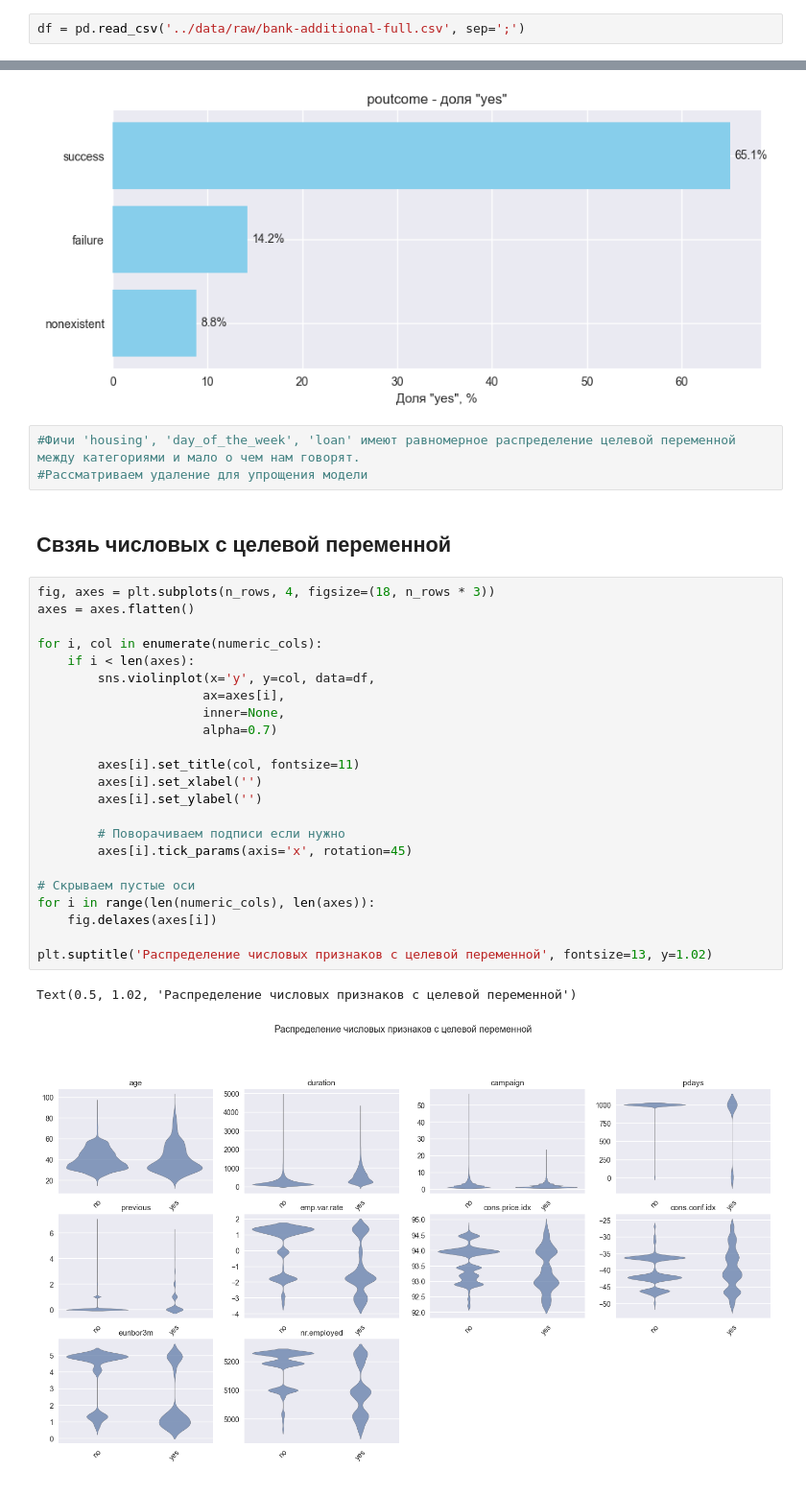
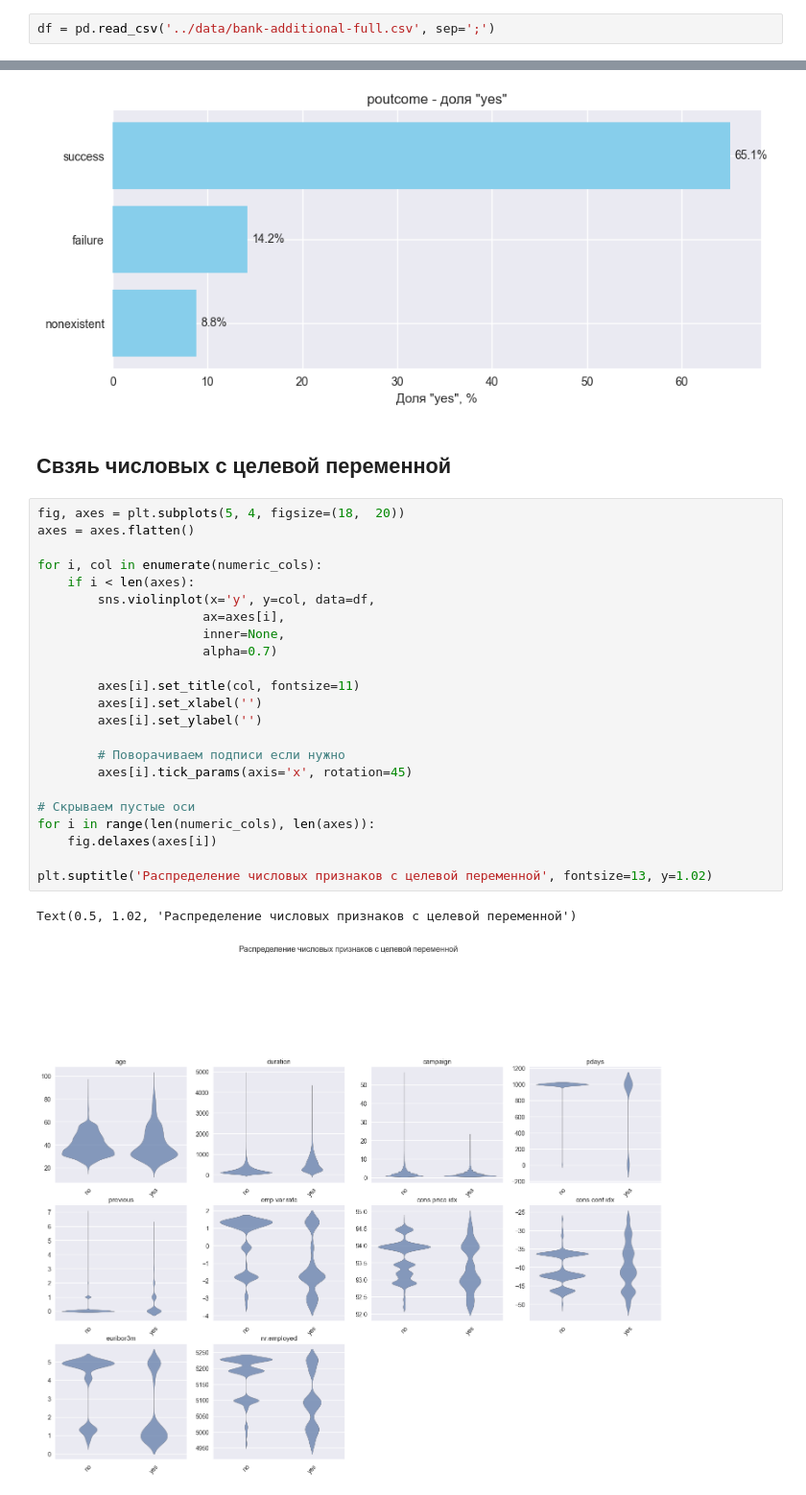
Before and after one commit to veilyy/Bank_telemarketing_project, a Jupyter notebook: notebooks/01_eda.ipynb, the cells around one changed output, grey strips where cells are left out. Shown at 96% size. Saved outputs shown, nothing was run; the diff lists cells and outputs as text.

```diff
--- a/notebooks/01_eda.ipynb
+++ b/notebooks/01_eda.ipynb
@@ -12,7 +12,7 @@ plt.style.use('seaborn-v0_8')
 # %% [markdown]
 # 2. Загрузка данных и первичный осмотр
 # %%
-df = pd.read_csv('../data/raw/bank-additional-full.csv', sep=';')
+df = pd.read_csv('../data/bank-additional-full.csv', sep=';')
 # %%
 # Первые 5 строк
 df.head(5)
@@ -216,34 +204,31 @@ for col in cat_cols:
 [figure]
 [figure]
 [figure]
-# %%
-#Фичи 'housing', 'day_of_the_week', 'loan' имеют равномерное распределение целевой переменной между категориями и мало о чем нам говорят.
-#Рассматриваем удаление для упрощения модели
 # %% [markdown]
 ## Свзяь числовых с целевой переменной
 # %%
-fig, axes = plt.subplots(n_rows, 4, figsize=(18, n_rows * 3))
+fig, axes = plt.subplots(5, 4, figsize=(18,  20))
 axes = axes.flatten()
 
 for i, col in enumerate(numeric_cols):
     if i < len(axes):
         sns.violinplot(x='y', y=col, data=df,
                       ax=axes[i],
                       inner=None,
                       alpha=0.7)
 
         axes[i].set_title(col, fontsize=11)
         axes[i].set_xlabel('')
         axes[i].set_ylabel('')
 
         # Поворачиваем подписи если нужно
         axes[i].tick_params(axis='x', rotation=45)
 
 # Скрываем пустые оси
 for i in range(len(numeric_cols), len(axes)):
     fig.delaxes(axes[i])
 
 plt.suptitle('Распределение числовых признаков c целевой переменной', fontsize=13, y=1.02)
 # %% [output]
 Text(0.5, 1.02, 'Распределение числовых признаков c целевой переменной')
-[figure, old version]
+[figure, new version]
```
Also changed, not shown: parts of 4 cells of this notebook, 4 other files.
